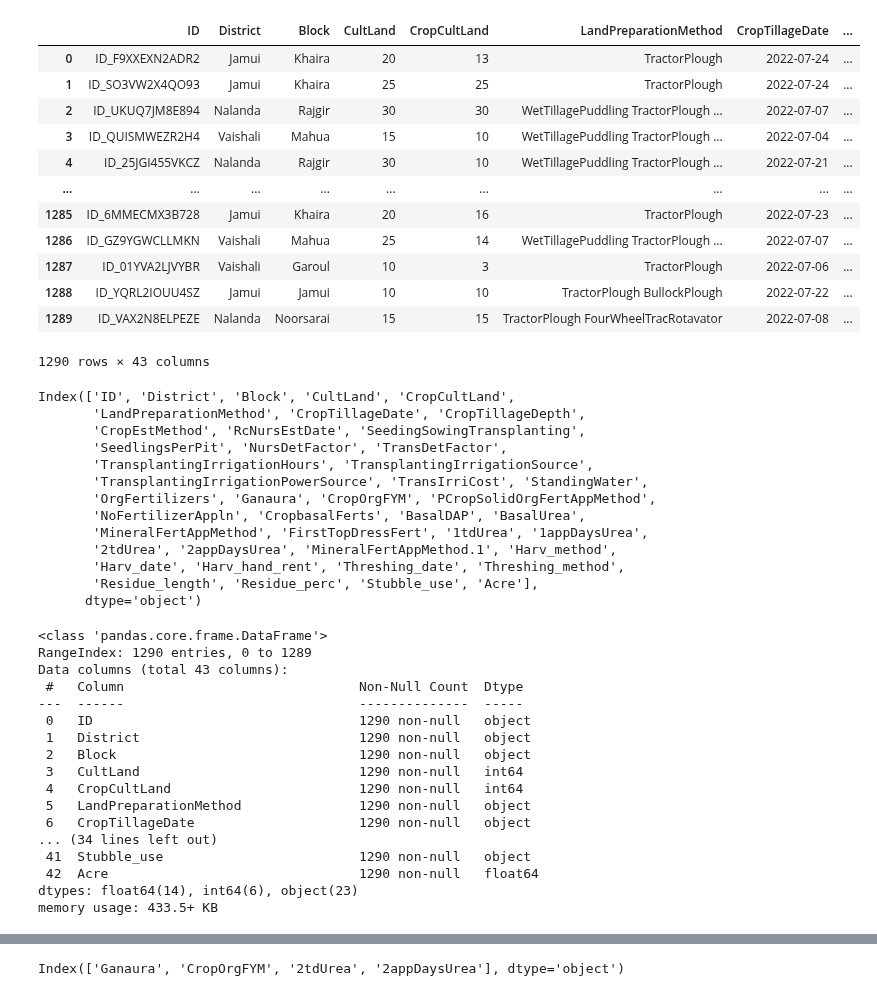
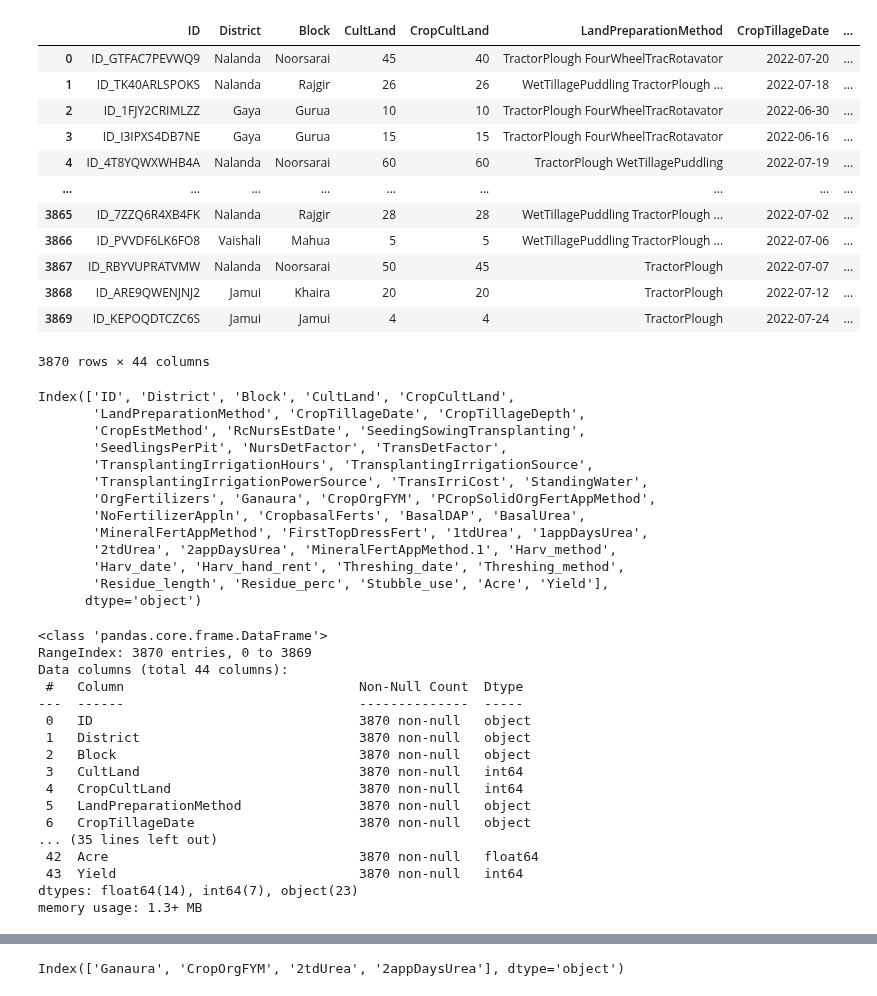
Before and after one commit to kazeemolaitanmusbau/Postgresql-Works, a Jupyter notebook: work.ipynb, the cells around one changed output, grey strips where cells are left out. Drawn from its saved outputs; the diff is of its cells as text; code cells hidden in the pictures.

```diff
--- a/work.ipynb
+++ b/work.ipynb
@@ -12,22 +12,22 @@ from sklearn.metrics import r2_score
 # %%
 path = "C:/Users/pc/Desktop/1/zindi/third project/digital-green-crop-yield-estimate-challenge20230912-4562-1bbmstk"
 
-train = pd.read_csv(path + "/test.csv")
+train = pd.read_csv(path + "/train.csv")
 train
 # %% [output]
 |  | ID | District | Block | CultLand | CropCultLand | LandPreparationMethod | CropTillageDate | ... |
-| 0 | ID_F9XXEXN2ADR2 | Jamui | Khaira | 20 | 13 | TractorPlough | 2022-07-24 | ... |
-| 1 | ID_SO3VW2X4QO93 | Jamui | Khaira | 25 | 25 | TractorPlough | 2022-07-24 | ... |
-| 2 | ID_UKUQ7JM8E894 | Nalanda | Rajgir | 30 | 30 | WetTillagePuddling TractorPlough ... | 2022-07-07 | ... |
-| 3 | ID_QUISMWEZR2H4 | Vaishali | Mahua | 15 | 10 | WetTillagePuddling TractorPlough ... | 2022-07-04 | ... |
-| 4 | ID_25JGI455VKCZ | Nalanda | Rajgir | 30 | 10 | WetTillagePuddling TractorPlough ... | 2022-07-21 | ... |
+| 0 | ID_GTFAC7PEVWQ9 | Nalanda | Noorsarai | 45 | 40 | TractorPlough FourWheelTracRotavator | 2022-07-20 | ... |
+| 1 | ID_TK40ARLSPOKS | Nalanda | Rajgir | 26 | 26 | WetTillagePuddling TractorPlough ... | 2022-07-18 | ... |
+| 2 | ID_1FJY2CRIMLZZ | Gaya | Gurua | 10 | 10 | TractorPlough FourWheelTracRotavator | 2022-06-30 | ... |
+| 3 | ID_I3IPXS4DB7NE | Gaya | Gurua | 15 | 15 | TractorPlough FourWheelTracRotavator | 2022-06-16 | ... |
+| 4 | ID_4T8YQWXWHB4A | Nalanda | Noorsarai | 60 | 60 | TractorPlough WetTillagePuddling | 2022-07-19 | ... |
 | ... | ... | ... | ... | ... | ... | ... | ... | ... |
-| 1285 | ID_6MMECMX3B728 | Jamui | Khaira | 20 | 16 | TractorPlough | 2022-07-23 | ... |
-| 1286 | ID_GZ9YGWCLLMKN | Vaishali | Mahua | 25 | 14 | WetTillagePuddling TractorPlough ... | 2022-07-07 | ... |
-| 1287 | ID_01YVA2LJVYBR | Vaishali | Garoul | 10 | 3 | TractorPlough | 2022-07-06 | ... |
-| 1288 | ID_YQRL2IOUU4SZ | Jamui | Jamui | 10 | 10 | TractorPlough BullockPlough | 2022-07-22 | ... |
-| 1289 | ID_VAX2N8ELPEZE | Nalanda | Noorsarai | 15 | 15 | TractorPlough FourWheelTracRotavator | 2022-07-08 | ... |
+| 3865 | ID_7ZZQ6R4XB4FK | Nalanda | Rajgir | 28 | 28 | WetTillagePuddling TractorPlough ... | 2022-07-02 | ... |
+| 3866 | ID_PVVDF6LK6FO8 | Vaishali | Mahua | 5 | 5 | WetTillagePuddling TractorPlough ... | 2022-07-06 | ... |
+| 3867 | ID_RBYVUPRATVMW | Nalanda | Noorsarai | 50 | 45 | TractorPlough | 2022-07-07 | ... |
+| 3868 | ID_ARE9QWENJNJ2 | Jamui | Khaira | 20 | 20 | TractorPlough | 2022-07-12 | ... |
+| 3869 | ID_KEPOQDTCZC6S | Jamui | Jamui | 4 | 4 | TractorPlough | 2022-07-24 | ... |
-1290 rows × 43 columns
+3870 rows × 44 columns
 # %%
 train.columns
 # %% [output]
@@ -42,28 +42,28 @@ Index(['ID', 'District', 'Block', 'CultLand', 'CropCultLand',
        'MineralFertAppMethod', 'FirstTopDressFert', '1tdUrea', '1appDaysUrea',
        '2tdUrea', '2appDaysUrea', 'MineralFertAppMethod.1', 'Harv_method',
        'Harv_date', 'Harv_hand_rent', 'Threshing_date', 'Threshing_method',
-       'Residue_length', 'Residue_perc', 'Stubble_use', 'Acre'],
+       'Residue_length', 'Residue_perc', 'Stubble_use', 'Acre', 'Yield'],
       dtype='object')
 # %%
 train.info()
 # %% [output]
 <class 'pandas.core.frame.DataFrame'>
-RangeIndex: 1290 entries, 0 to 1289
-Data columns (total 43 columns):
+RangeIndex: 3870 entries, 0 to 3869
+Data columns (total 44 columns):
  #   Column                              Non-Null Count  Dtype
 ---  ------                              --------------  -----
- 0   ID                                  1290 non-null   object
- 1   District                            1290 non-null   object
- 2   Block                               1290 non-null   object
- 3   CultLand                            1290 non-null   int64
- 4   CropCultLand                        1290 non-null   int64
- 5   LandPreparationMethod               1290 non-null   object
- 6   CropTillageDate                     1290 non-null   object
-... (34 lines left out)
- 41  Stubble_use                         1290 non-null   object
- 42  Acre                                1290 non-null   float64
-dtypes: float64(14), int64(6), object(23)
-memory usage: 433.5+ KB
+ 0   ID                                  3870 non-null   object
+ 1   District                            3870 non-null   object
+ 2   Block                               3870 non-null   object
+ 3   CultLand                            3870 non-null   int64
+ 4   CropCultLand                        3870 non-null   int64
+ 5   LandPreparationMethod               3870 non-null   object
+ 6   CropTillageDate                     3870 non-null   object
+... (35 lines left out)
+ 42  Acre                                3870 non-null   float64
+ 43  Yield                               3870 non-null   int64
+dtypes: float64(14), int64(7), object(23)
+memory usage: 1.3+ MB
 # %%
 date_col=["Threshing_date", "RcNursEstDate", "Harv_date", "CropTillageDate", "RcNursEstDate", "SeedingSowingTransplanting"]
 for col in date_col:
```
Also changed, not shown: parts of 21 cells of this notebook.
